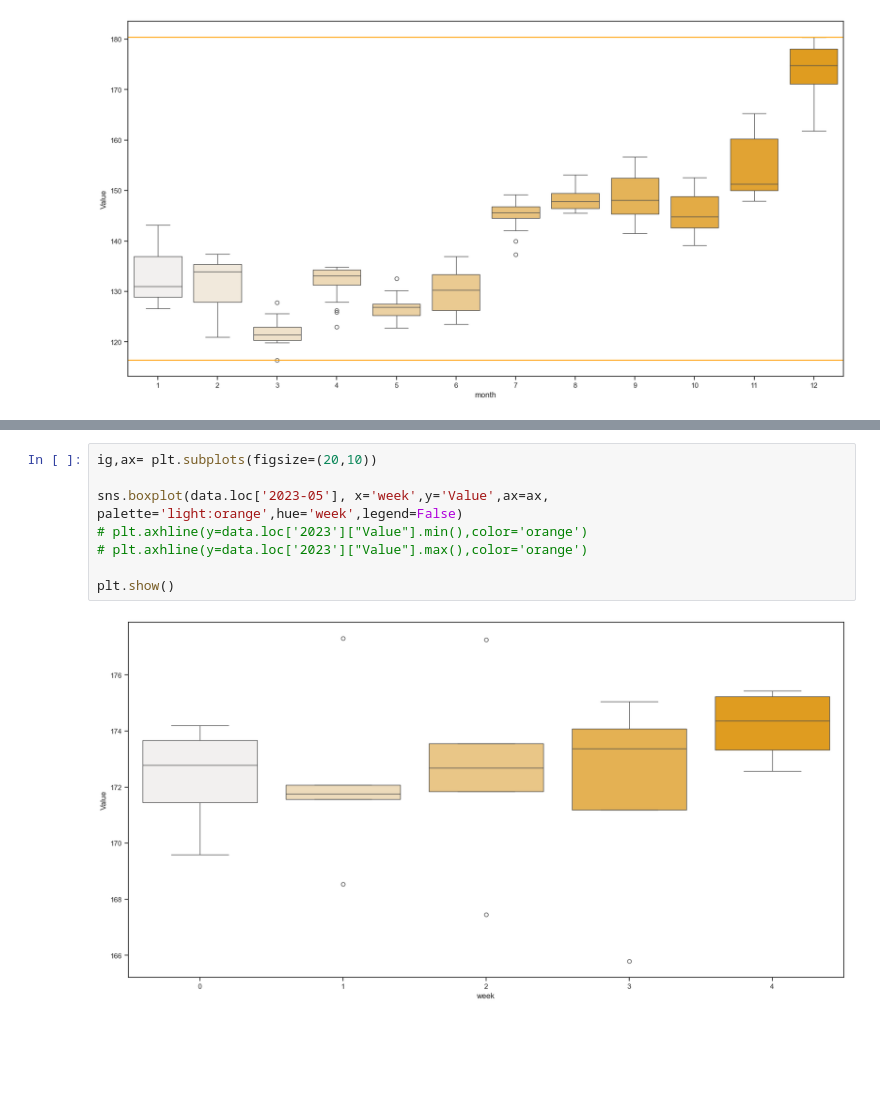
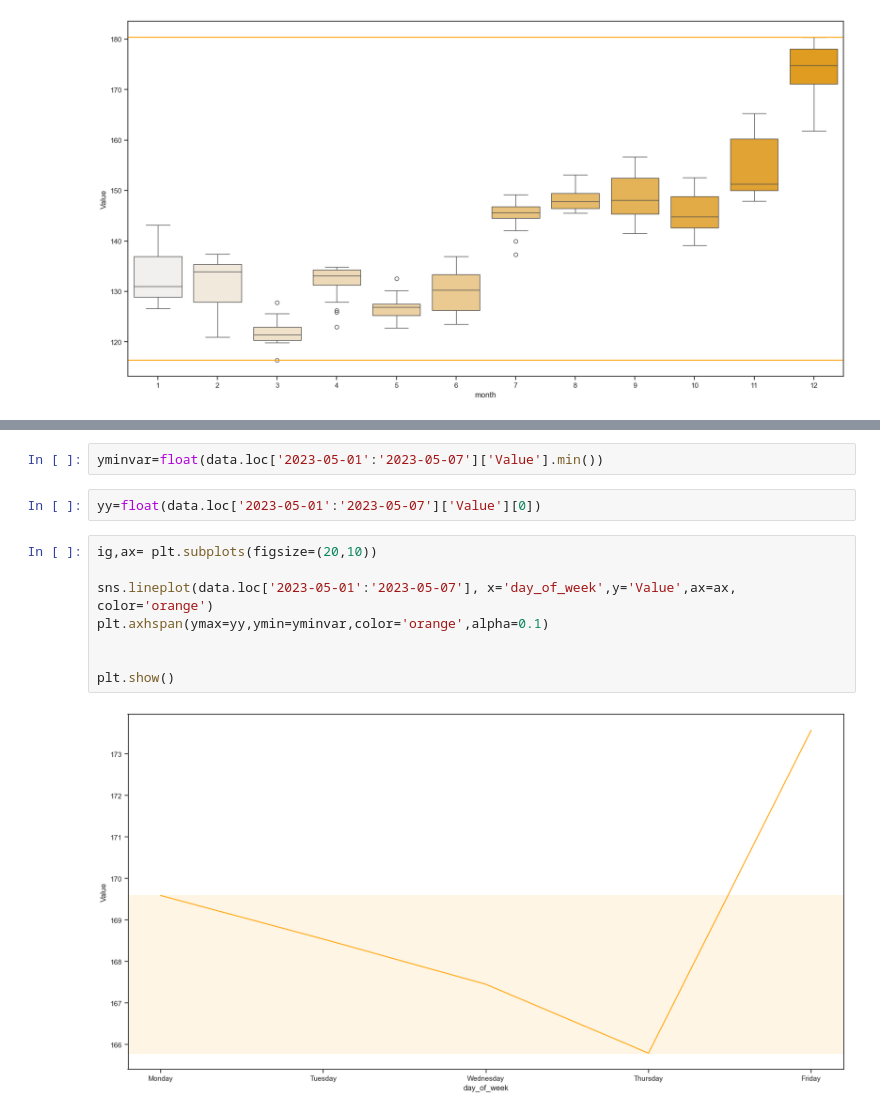
Before and after one commit to carlosgutierrezch/LSTM_Forecast, a Jupyter notebook: notebooks/EDA.ipynb, the cells around one changed output, grey strips where cells are left out. Saved outputs shown, nothing was run; the diff lists cells and outputs as text; blank space fills up the shorter version.

```diff
--- a/notebooks/EDA.ipynb
+++ b/notebooks/EDA.ipynb
@@ -280,10 +297,14 @@ plt.show()
+# %%
+yminvar=float(data.loc['2023-05-01':'2023-05-07']['Value'].min())
+# %%
+yy=float(data.loc['2023-05-01':'2023-05-07']['Value'][0])
 # %%
 ig,ax= plt.subplots(figsize=(20,10))
 
-sns.boxplot(data.loc['2023-05'], x='week',y='Value',ax=ax, palette='light:orange',hue='week',legend=False)
-# plt.axhline(y=data.loc['2023']["Value"].min(),color='orange')
-# plt.axhline(y=data.loc['2023']["Value"].max(),color='orange')
+sns.lineplot(data.loc['2023-05-01':'2023-05-07'], x='day_of_week',y='Value',ax=ax, color='orange')
+plt.axhspan(ymax=yy,ymin=yminvar,color='orange',alpha=0.1)
+
 
 plt.show()
 # %% [output]
-[figure, old version]
+[figure, new version]
```
Also changed, not shown: parts of 2 cells of this notebook.
